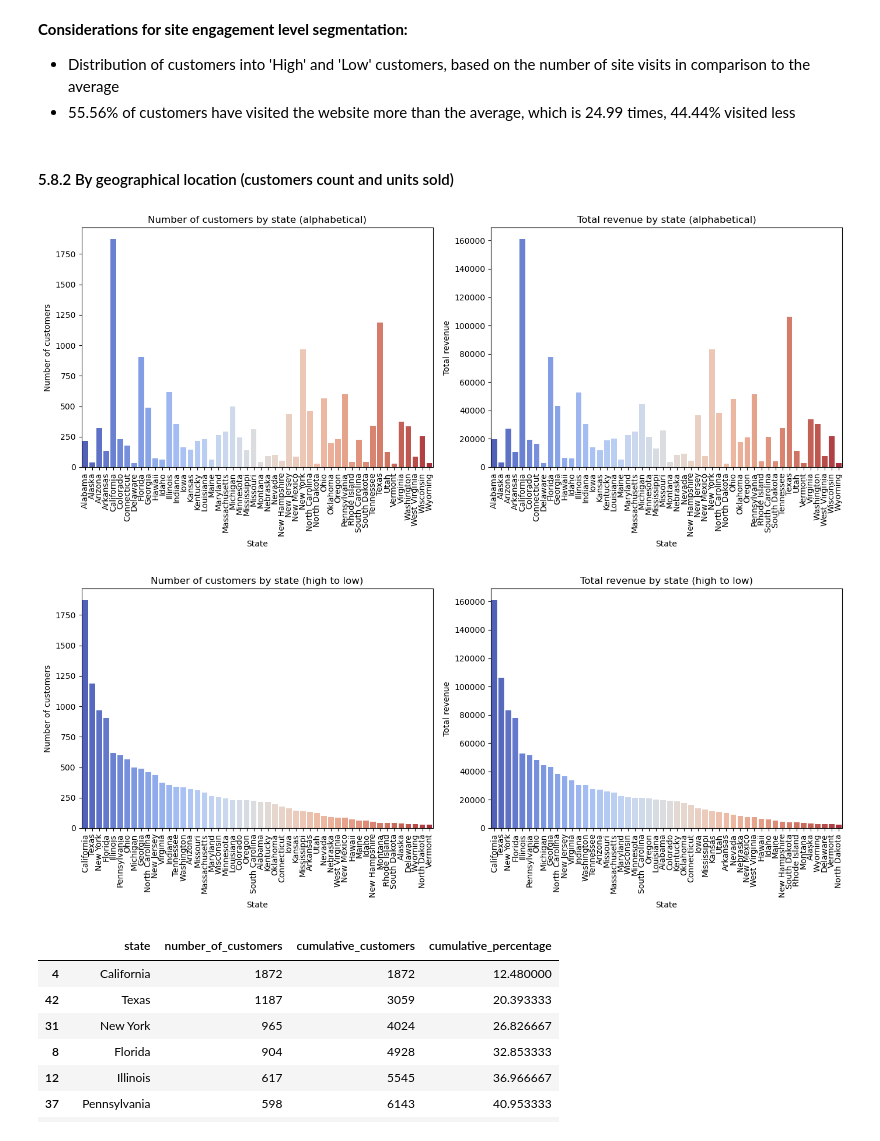
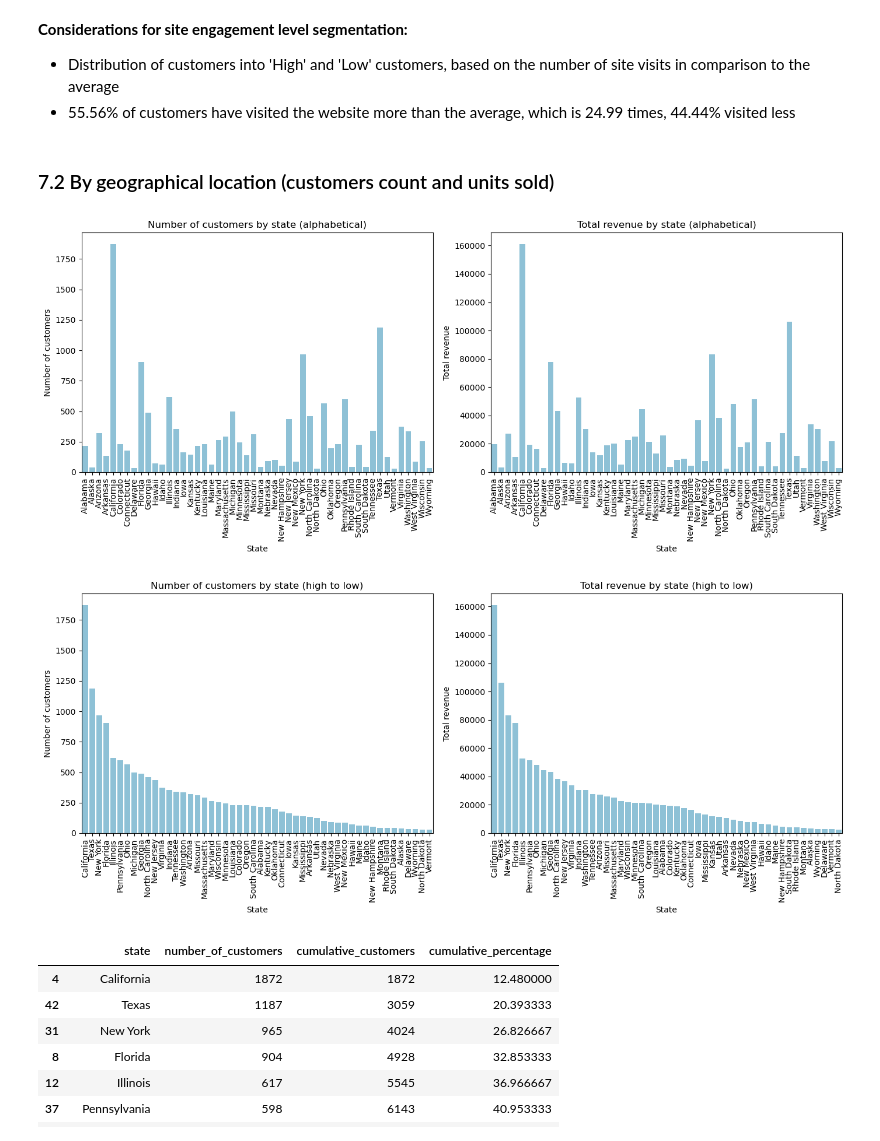
Before and after one commit to mikjf/datacamp_data_analyst_professional_python, a Jupyter notebook: exam_product_sales_analysis.ipynb, the cells around one changed output. Cells and saved outputs as stored; diff of their text form; code cells hidden in the pictures.

```diff
--- a/exam_product_sales_analysis.ipynb
+++ b/exam_product_sales_analysis.ipynb
@@ -1197,39 +1246,39 @@ average_site_visits
 - Distribution of customers into 'High' and 'Low' customers, based on the number of site visits in comparison to the average
 - 55.56% of customers have visited the website more than the average, which is 24.99 times, 44.44% visited less
 # %% [markdown]
-#### 5.8.2 By geographical location (customers count and units sold)
+### 7.2 By geographical location (customers count and units sold)
 # %%
 # count of customers by state
 statewise_customer_count = data.groupby('state')['customer_id'].nunique().reset_index()
 statewise_customer_count.rename(columns={'customer_id': 'number_of_customers'}, inplace=True)
 
 # revenue by state
 statewise_revenue = data.groupby('state')['revenue'].sum().reset_index()
 
 # create figure
 plt.figure(figsize=(14, 6))
 
 # count of customers by state
 plt.subplot(1, 2, 1)
-sns.barplot(x='state', y='number_of_customers', data=statewise_customer_count, palette='coolwarm')
+sns.barplot(x='state', y='number_of_customers', data=statewise_customer_count, color='#82C6E2')
 plt.xticks(rotation=90)
 plt.title('Number of customers by state (alphabetical)')
 plt.xlabel('State')
 plt.ylabel('Number of customers')
 
 # revenue by state
 plt.subplot(1, 2, 2)
-sns.barplot(x='state', y='revenue', data=statewise_revenue, palette='coolwarm')
+sns.barplot(x='state', y='revenue', data=statewise_revenue, color='#82C6E2')
 plt.xticks(rotation=90)
 plt.title('Total revenue by state (alphabetical)')
 plt.xlabel('State')
 plt.ylabel('Total revenue')
 
 # show plots
 plt.tight_layout()
 plt.show()
 # %% [output]
-[figure, old version]
+[figure, new version]
 # %%
 # sort state from high to low values for numbers of customers and total revenue
 statewise_customer_count_sorted = statewise_customer_count.sort_values(by='number_of_customers', ascending=False)
@@ -1240,7 +1289,7 @@ plt.figure(figsize=(14, 6))
 
 # count of customers by state
 plt.subplot(1, 2, 1)
-sns.barplot(x='state', y='number_of_customers', data=statewise_customer_count_sorted, palette='coolwarm')
+sns.barplot(x='state', y='number_of_customers', data=statewise_customer_count_sorted, color='#82C6E2')
 plt.xticks(rotation=90)
 plt.title('Number of customers by state (high to low)')
 plt.xlabel('State')
@@ -1248,7 +1297,7 @@ plt.ylabel('Number of customers')
 
 # revenue by state
 plt.subplot(1, 2, 2)
-sns.barplot(x='state', y='revenue', data=statewise_revenue_sorted, palette='coolwarm')
+sns.barplot(x='state', y='revenue', data=statewise_revenue_sorted, color='#82C6E2')
 plt.xticks(rotation=90)
 plt.title('Total revenue by state (high to low)')
 plt.xlabel('State')
@@ -1258,7 +1307,7 @@ plt.ylabel('Total revenue')
 plt.tight_layout()
 plt.show()
 # %% [output]
-[figure, old version]
+[figure, new version]
 # %%
 # calculate cumulative sum of customers
 statewise_customer_count_sorted['cumulative_customers'] = statewise_customer_count_sorted['number_of_customers'].cumsum()
```
Also changed, not shown: parts of 11 cells of this notebook.
